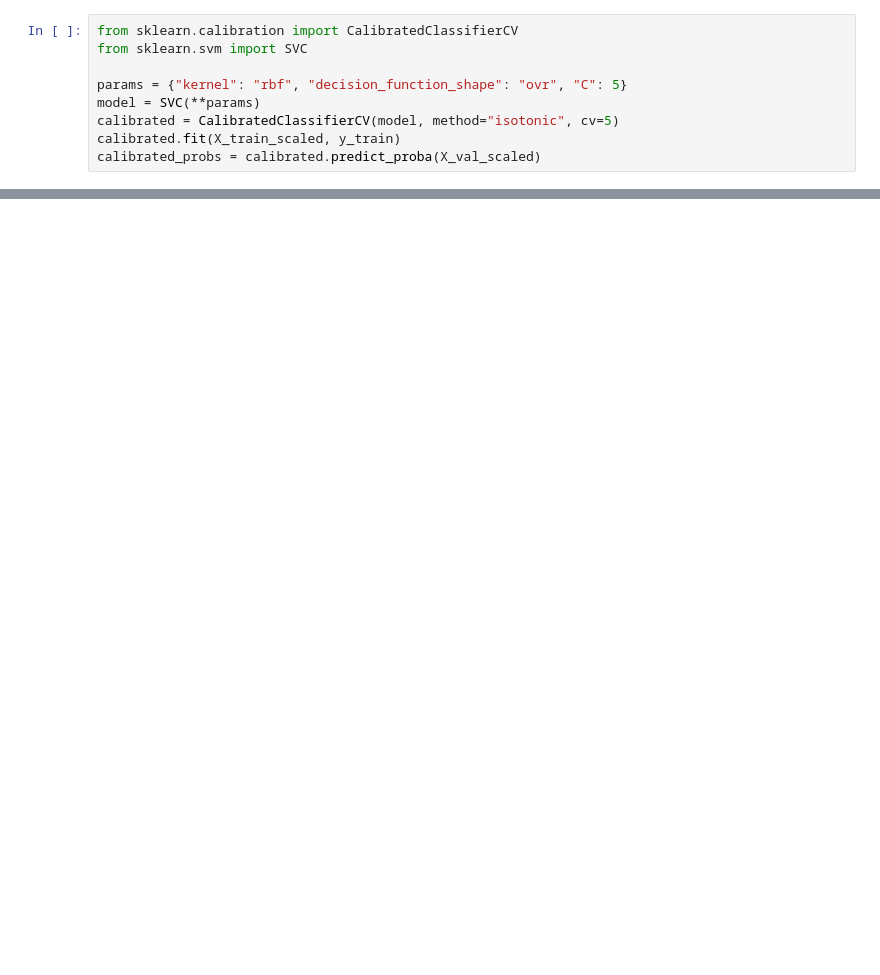
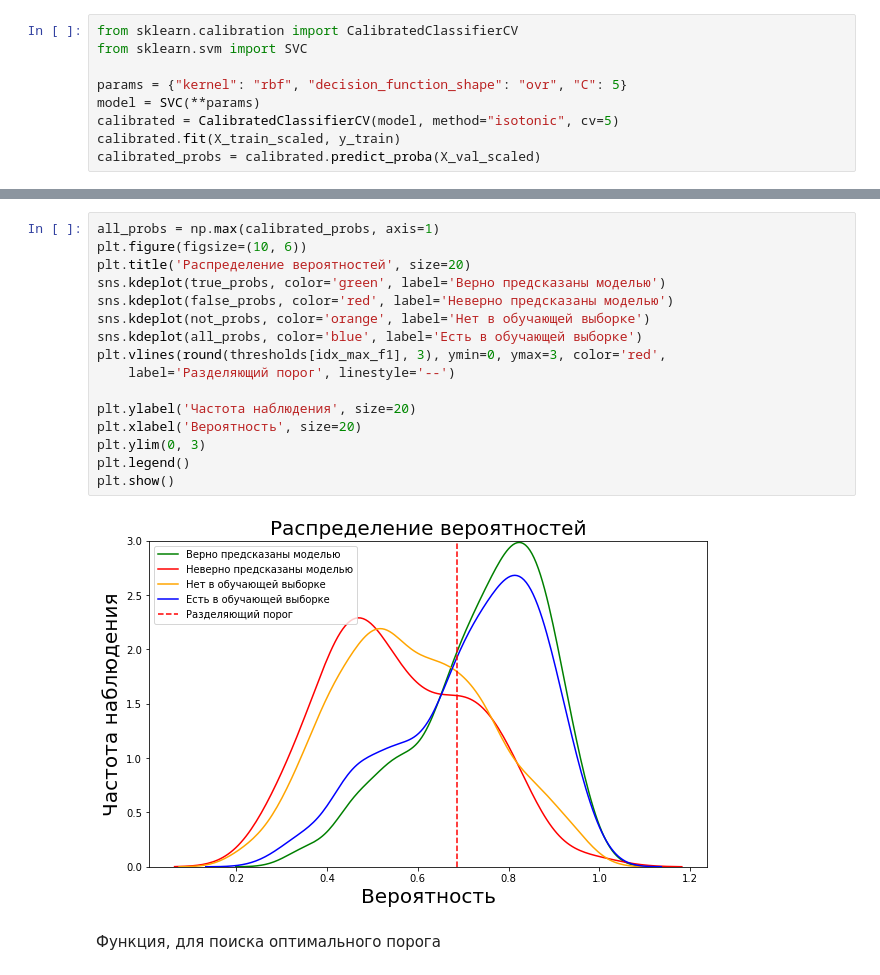
Before and after one commit to qdzzzxc/voice_classification_dusha, a Jupyter notebook: find_threshold.ipynb, the cells around one changed output, grey strips where cells are left out. Saved outputs shown, nothing was run; the diff lists cells and outputs as text; blank space fills up the shorter version.

```diff
--- a/find_threshold.ipynb
+++ b/find_threshold.ipynb
@@ -131,0 +219,20 @@ calibrated_probs = calibrated.predict_proba(X_val_scaled)
+# %%
+all_probs = np.max(calibrated_probs, axis=1)
+plt.figure(figsize=(10, 6))
+plt.title('Распределение вероятностей', size=20)
+sns.kdeplot(true_probs, color='green', label='Верно предсказаны моделью')
+sns.kdeplot(false_probs, color='red', label='Неверно предсказаны моделью')
+sns.kdeplot(not_probs, color='orange', label='Нет в обучающей выборке')
+sns.kdeplot(all_probs, color='blue', label='Есть в обучающей выборке')
+plt.vlines(round(thresholds[idx_max_f1], 3), ymin=0, ymax=3, color='red',
+    label='Разделяющий порог', linestyle='--')
+
+plt.ylabel('Частота наблюдения', size=20)
+plt.xlabel('Вероятность', size=20)
+plt.ylim(0, 3)
+plt.legend()
+plt.show()
+# %% [output]
+[figure, added]
+# %% [markdown]
+Функция, для поиска оптимального порога
```
Also changed, not shown: parts of 38 cells of this notebook, 9 other files.
